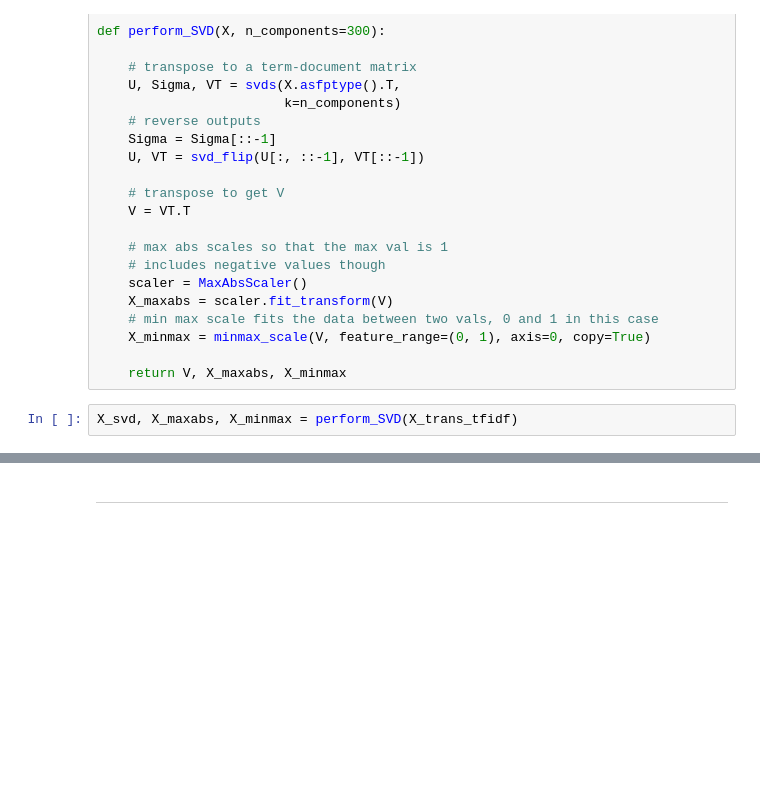
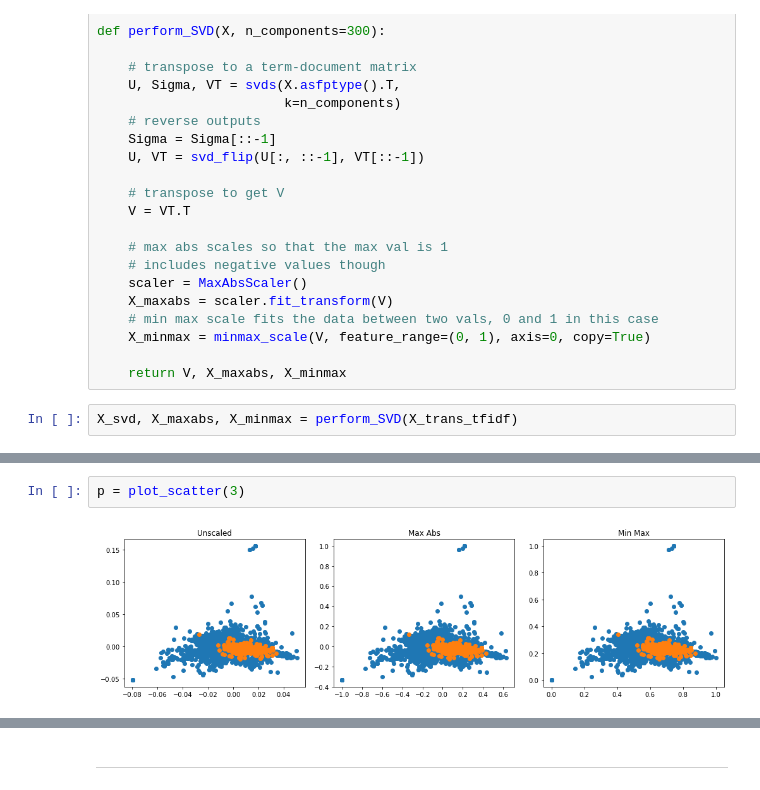
Before and after one commit to BigBangData/NaturalLanguageProcessing, a Jupyter notebook: TextAnalyticsWithR/06_DimensionalityReduction2_StackOverflow.ipynb, the cells around one changed output, grey strips where cells are left out. Cells and saved outputs as stored; diff of their text form; blank space fills up the shorter version.

```diff
--- a/TextAnalyticsWithR/06_DimensionalityReduction2_StackOverflow.ipynb
+++ b/TextAnalyticsWithR/06_DimensionalityReduction2_StackOverflow.ipynb
@@ -183,0 +205,4 @@ fig.tight_layout()
+# %%
+p = plot_scatter(3)
+# %% [output]
+[figure, added]
```
Also changed, not shown: parts of 9 cells of this notebook.
